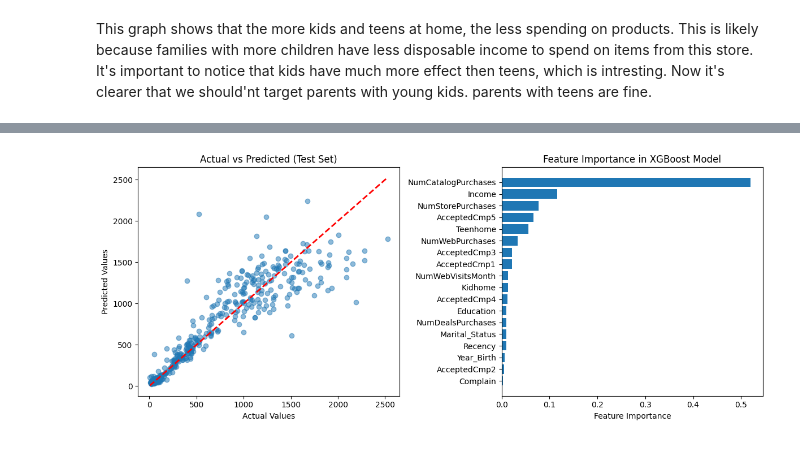
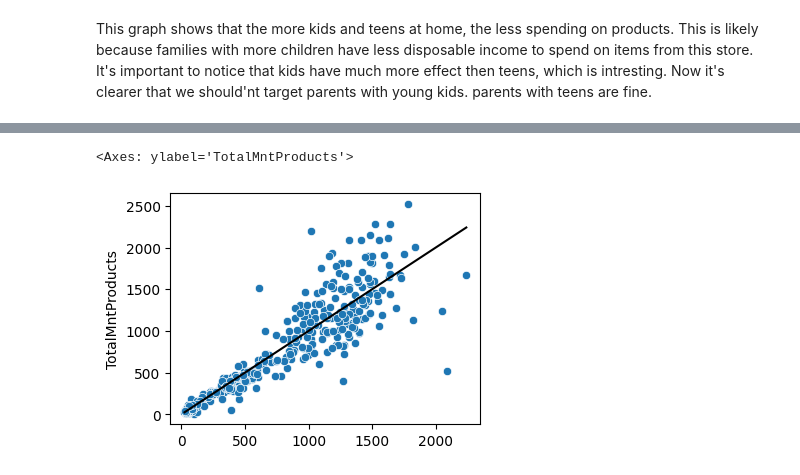
Before and after one commit to GodErlich/TDS-project, a Jupyter notebook: analysis.ipynb, the cells around one changed output, grey strips where cells are left out. Cells and saved outputs as stored; diff of their text form; code cells hidden in the pictures.

Commit message:
more changes to error

```diff
--- a/analysis.ipynb
+++ b/analysis.ipynb
@@ -206,7 +206,7 @@ import numpy as np
 from sklearn.model_selection import train_test_split
 from sklearn.preprocessing import StandardScaler
 from xgboost import XGBRegressor
-from sklearn.metrics import mean_squared_error, r2_score, mean_absolute_error
+from sklearn.metrics import r2_score,mean_squared_error, mean_absolute_percentage_error,mean_absolute_error
 import matplotlib.pyplot as plt
 
 X = dtf.drop(['TotalMntProducts'], axis=1)
@@ -240,60 +240,19 @@ model.fit(X_train, y_train)
 y_pred_train = model.predict(X_train)
 y_pred_test = model.predict(X_test)
 
-# 4. Evaluate model
-def evaluate_model(y_true, y_pred, dataset_name):
-    mse = mean_squared_error(y_true, y_pred)
-    rmse = np.sqrt(mse)
-    mae = mean_absolute_error(y_true, y_pred)
-    r2 = r2_score(y_true, y_pred)
+# Evaluate model
+print("R2 Score:", "{:,.3f}".format(r2_score(y_test, y_pred_test)))
+print("Mean Absolute Perc Error (Σ(|y - pred|/y)/n):","{:,.3f}".format(mean_absolute_percentage_error(y_test,y_pred_test)))
+print("Mean Absolute Error (Σ|y - pred|/n):", "{:,.0f}".format(mean_absolute_error(y_test, y_pred_test)))
+print("Root Mean Squared Error (sqrt(Σ(y - pred)^2/n)):", "{:,.0f}".format(np.sqrt(mean_squared_error(y_test, y_pred_test))))
 
-    print(f"\n{dataset_name} Metrics:")
-    print(f"RMSE: {rmse:.2f}")
-    print(f"MAE: {mae:.2f}")
-    print(f"R2 Score: {r2:.3f}")
+## residuals
+residuals = y_test - y_pred_test
+max_error = residuals.abs().max()
+print("Max Error:", "{:,.0f}".format(max_error))
 
-    return rmse, mae, r2
 
-# Evaluate on both training and test sets
-train_metrics = evaluate_model(y_train, y_pred_train, "Training")
-test_metrics = evaluate_model(y_test, y_pred_test, "Test")
-
-# 5. Visualize actual vs predicted values
-plt.figure(figsize=(12, 5))
-
-plt.subplot(1, 2, 1)
-plt.scatter(y_test, y_pred_test, alpha=0.5)
-plt.plot([y_test.min(), y_test.max()], [y_test.min(), y_test.max()], 'r--', lw=2)
-plt.xlabel('Actual Values')
-plt.ylabel('Predicted Values')
-plt.title('Actual vs Predicted (Test Set)')
-
-# 6. Feature Importance
-plt.subplot(1, 2, 2)
-importance_df = pd.DataFrame({
-    'feature': X.columns,
-    'importance': model.feature_importances_
-})
-importance_df = importance_df.sort_values('importance', ascending=True)
-plt.barh(importance_df['feature'], importance_df['importance'])
-plt.xlabel('Feature Importance')
-plt.title('Feature Importance in XGBoost Model')
-
-plt.tight_layout()
-plt.show()
-
-# Print top 5 most important features
-print("\nTop 5 Most Important Features:")
-print(importance_df.sort_values('importance', ascending=False).head())
-
-# 7. Error Analysis
-errors = np.abs(y_test - y_pred_test)
-error_df = pd.DataFrame({
-    'Actual': y_test,
-    'Predicted': y_pred_test,
-    'Error': errors
-})
-
-print("\nError Distribution Statistics:")
-print(error_df['Error'].describe())
+fig, ax = plt.subplots(figsize=(4,3))
+sns.scatterplot(x=y_pred_test ,y=y_test,ax=ax)
+sns.lineplot(x=y_pred_test, y=y_pred_test,ax=ax,color='black')
 # %% [output]
@@ -309 +264,2 @@ R2 Score: 0.852
+<Axes: ylabel='TotalMntProducts'>
-[figure, old version]
+[figure, new version]
```
Also changed, not shown: parts of 8 cells of this notebook.
